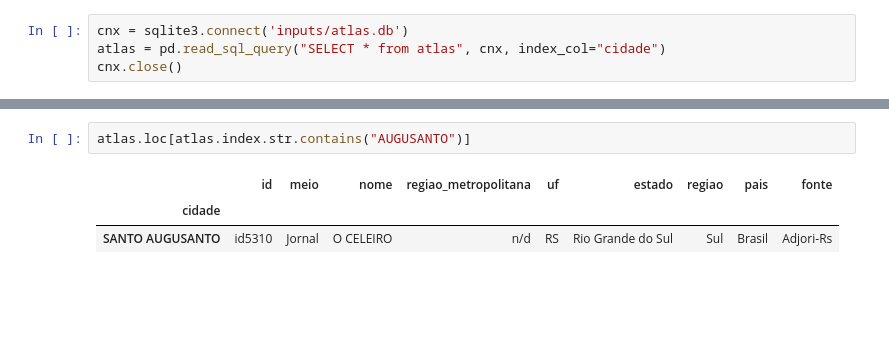
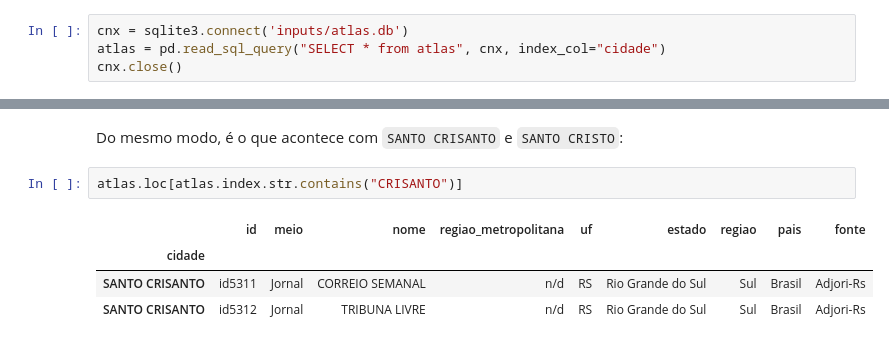
Before and after one commit to luizirber/2017-01-08-desertos, a Jupyter notebook: Usando Pandas para encontrar os desertos de notícias no Brasil.ipynb, the cells around one changed output, grey strips where cells are left out. Cells and saved outputs as stored; diff of their text form; blank space fills up the shorter version.

```diff
--- a/Usando Pandas para encontrar os desertos de notícias no Brasil.ipynb
+++ b/Usando Pandas para encontrar os desertos de notícias no Brasil.ipynb
@@ -93,6 +258,9 @@ Index(['ALVORADA D`OESTE', 'AMAMBAÍ', 'AMAMBAÍ', 'ANTONIO PRADO', 'BIGUAÇÚ',
+# %% [markdown]
+Do mesmo modo, é o que acontece com `SANTO CRISANTO` e `SANTO CRISTO`:
 # %%
-atlas.loc[atlas.index.str.contains("AUGUSANTO")]
+atlas.loc[atlas.index.str.contains("CRISANTO")]
 # %% [output]
 |  | id | meio | nome | regiao_metropolitana | uf | estado | regiao | pais | fonte |
 | cidade |  |  |  |  |  |  |  |  |  |
-| SANTO AUGUSANTO | id5310 | Jornal | O CELEIRO | n/d | RS | Rio Grande do Sul | Sul | Brasil | Adjori-Rs |
+| SANTO CRISANTO | id5311 | Jornal | CORREIO SEMANAL | n/d | RS | Rio Grande do Sul | Sul | Brasil | Adjori-Rs |
+| SANTO CRISANTO | id5312 | Jornal | TRIBUNA LIVRE | n/d | RS | Rio Grande do Sul | Sul | Brasil | Adjori-Rs |
```
Also changed, not shown: parts of 46 cells of this notebook, 1 other file.
